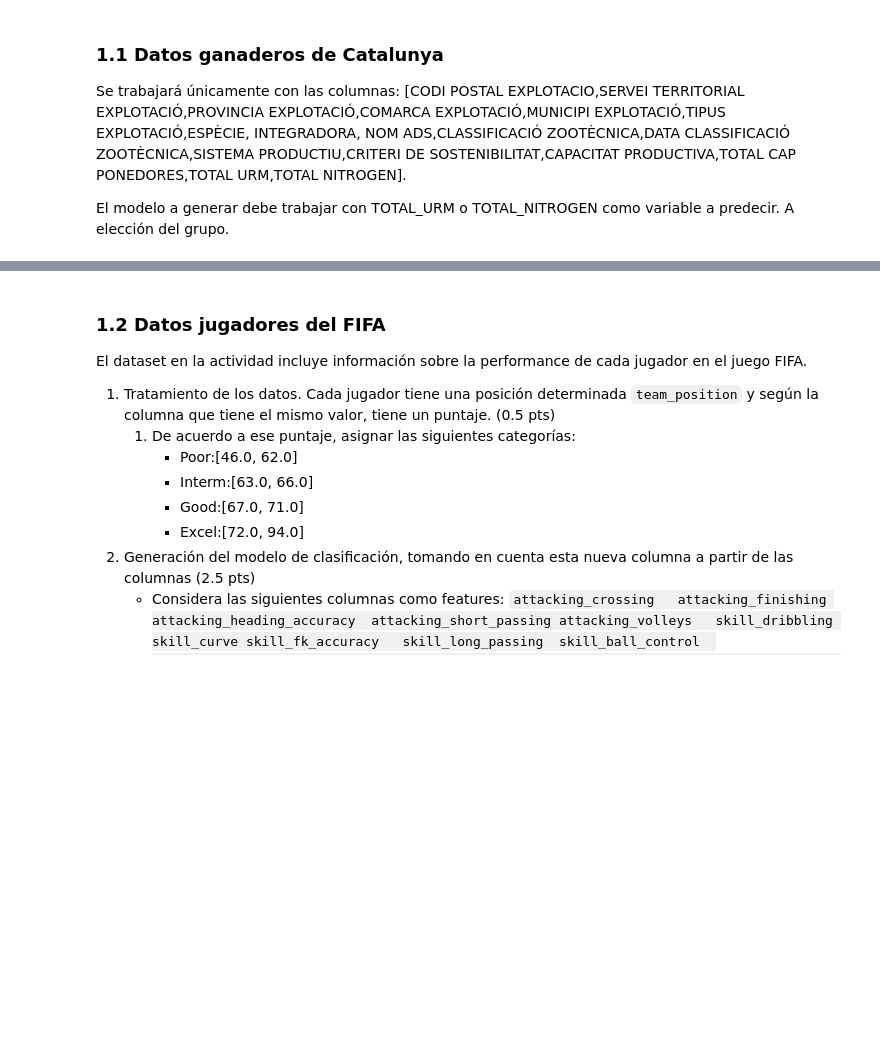
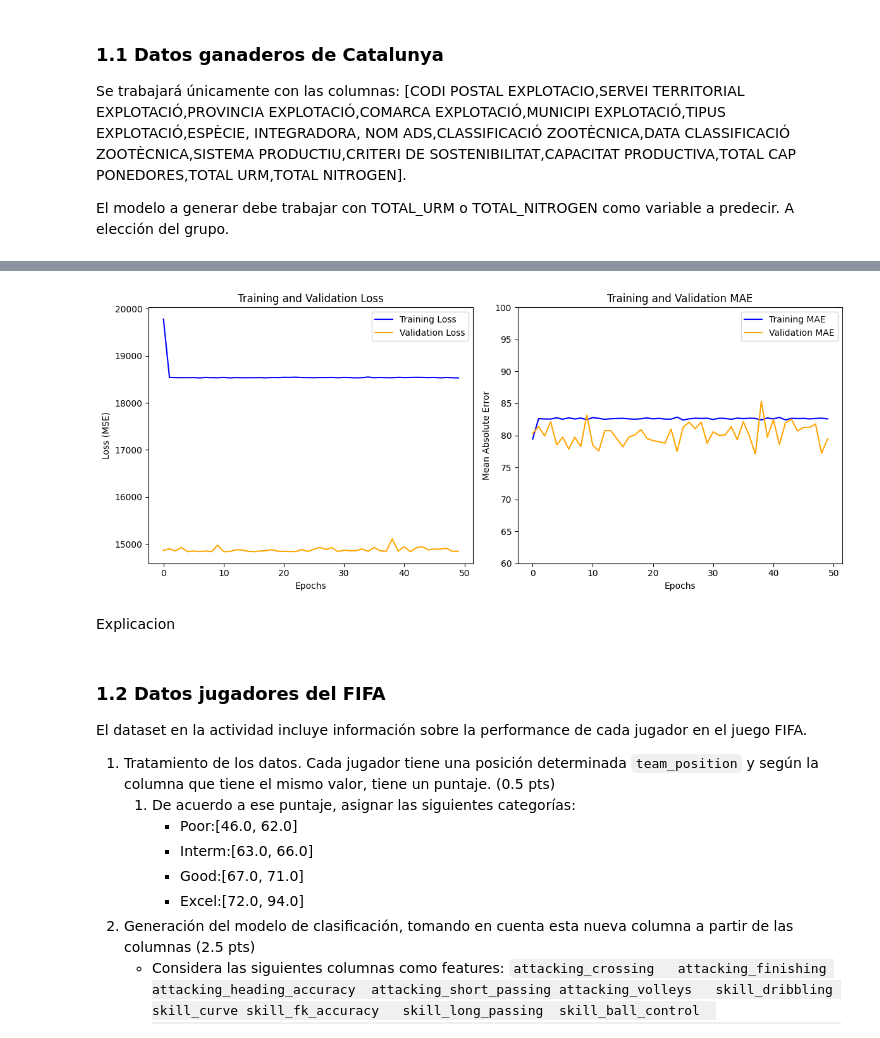
Before and after one commit to farodri03/T.Invest.-ML, a Jupyter notebook: Actividad_2-ML/ml_actividad02.ipynb, the cells around one changed output, grey strips where cells are left out. Cells and saved outputs as stored; diff of their text form; code cells hidden in the pictures; blank space fills up the shorter version.

```diff
--- a/Actividad_2-ML/ml_actividad02.ipynb
+++ b/Actividad_2-ML/ml_actividad02.ipynb
@@ -65,0 +95,3 @@ El modelo a generar debe trabajar con TOTAL_URM o TOTAL_NITROGEN como variable a
+# %%
+categorical_columns = data.select_dtypes(include=['object']).columns
+categorical_columns
@@ -66,3 +193,17 @@ El modelo a generar debe trabajar con TOTAL_URM o TOTAL_NITROGEN como variable a
 # %%
 # 1.1.3 Evaluar el desenvolvimiento del modelo según las épocas en el entrenamiento (1.5 ptos)
 # utilice métricas como MSE, RMSE, MAE pero también el loss function
+
+model.compile(
+    loss='mean_squared_error',
+    optimizer='adam',
+    metrics=['mean_absolute_error']
+)
+
+history = model.fit(
+    x_train_scaled, y_train,
+    validation_data=(x_test_scaled, y_test),
+    epochs=50,
+    batch_size=32,
+    verbose=1
+)
@@ -69,3 +228,33 @@ El modelo a generar debe trabajar con TOTAL_URM o TOTAL_NITROGEN como variable a
+# %%
+import matplotlib.pyplot as plt
+
+history_dict = history.history
+
+plt.figure(figsize=(12, 5))
+
+plt.subplot(1, 2, 1)
+plt.plot(history_dict['loss'], label='Training Loss', color='blue')
+plt.plot(history_dict['val_loss'], label='Validation Loss', color='orange')
+plt.xlabel('Epochs')
+plt.ylabel('Loss (MSE)')
+plt.title('Training and Validation Loss')
+plt.legend()
+
+plt.subplot(1, 2, 2)
+plt.plot(history_dict['mean_absolute_error'], label='Training MAE', color='blue')
+plt.plot(history_dict['val_mean_absolute_error'], label='Validation MAE', color='orange')
+plt.xlabel('Epochs')
+plt.ylabel('Mean Absolute Error')
+plt.ylim(60,100)
+plt.title('Training and Validation MAE')
+plt.legend()
+
+plt.tight_layout()
+plt.show()
+# %% [output]
+[figure, added]
+# %% [markdown]
+Explicacion
 # %% [markdown]
 ### 1.2 Datos jugadores del FIFA
 El dataset en la actividad incluye información sobre la performance de cada jugador en el juego FIFA.
```
Also changed, not shown: parts of 20 cells of this notebook, 1 other file.
